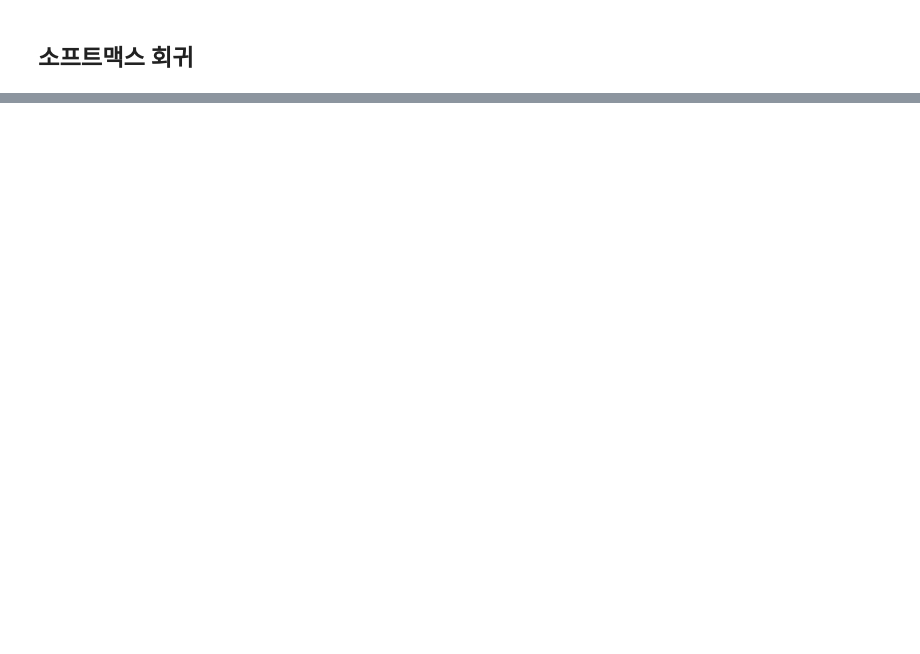
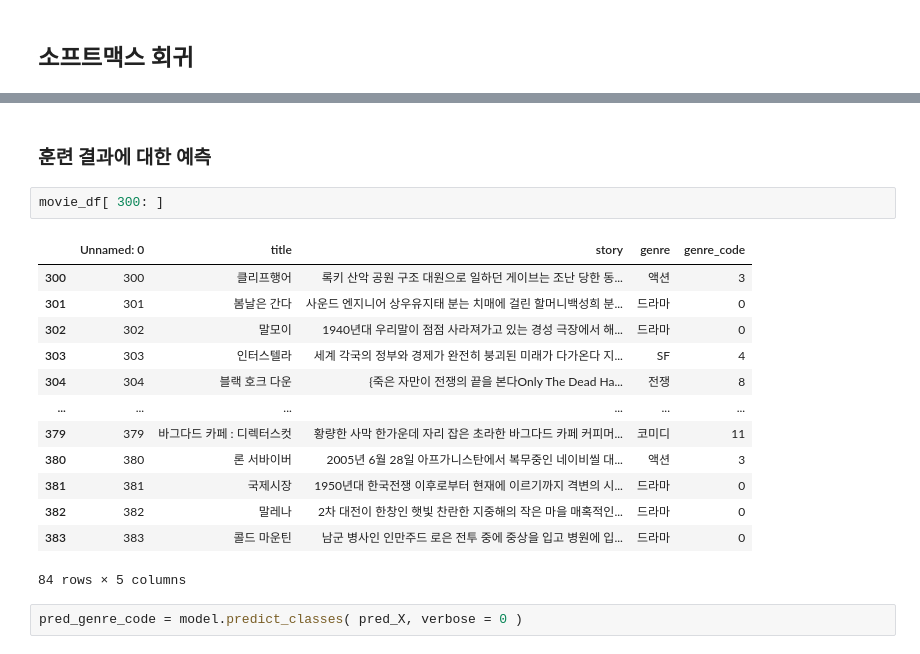
Before and after one commit to wolee777/Workspace-AI-NLP, a Jupyter notebook: 09.Movie-Review-Classification.ipynb, the cells around one changed output, grey strips where cells are left out. Cells and saved outputs as stored; diff of their text form; blank space fills up the shorter version.

```diff
--- a/09.Movie-Review-Classification.ipynb
+++ b/09.Movie-Review-Classification.ipynb
@@ -334,0 +458,20 @@ Epoch 200/200
+# %% [markdown]
+### 훈련 결과에 대한 예측
+# %%
+movie_df[ 300: ]
+# %% [output]
+|  | Unnamed: 0 | title | story | genre | genre_code |
+| 300 | 300 | 클리프행어 | 록키 산악 공원 구조 대원으로 일하던 게이브는 조난 당한 동... | 액션 | 3 |
+| 301 | 301 | 봄날은 간다 | 사운드 엔지니어 상우유지태 분는 치매에 걸린 할머니백성희 분... | 드라마 | 0 |
+| 302 | 302 | 말모이 | 1940년대 우리말이 점점 사라져가고 있는 경성 극장에서 해... | 드라마 | 0 |
+| 303 | 303 | 인터스텔라 | 세계 각국의 정부와 경제가 완전히 붕괴된 미래가 다가온다 지... | SF | 4 |
+| 304 | 304 | 블랙 호크 다운 | {죽은 자만이 전쟁의 끝을 본다Only The Dead Ha... | 전쟁 | 8 |
+| ... | ... | ... | ... | ... | ... |
+| 379 | 379 | 바그다드 카페 : 디렉터스컷 | 황량한 사막 한가운데 자리 잡은 초라한 바그다드 카페 커피머... | 코미디 | 11 |
+| 380 | 380 | 론 서바이버 | 2005년 6월 28일 아프가니스탄에서 복무중인 네이비씰 대... | 액션 | 3 |
+| 381 | 381 | 국제시장 | 1950년대 한국전쟁 이후로부터 현재에 이르기까지 격변의 시... | 드라마 | 0 |
+| 382 | 382 | 말레나 | 2차 대전이 한창인 햇빛 찬란한 지중해의 작은 마을 매혹적인... | 드라마 | 0 |
+| 383 | 383 | 콜드 마운틴 | 남군 병사인 인만주드 로은 전투 중에 중상을 입고 병원에 입... | 드라마 | 0 |
+84 rows × 5 columns
+# %%
+pred_genre_code = model.predict_classes( pred_X, verbose = 0 )
```
Also changed, not shown: parts of 43 cells of this notebook.
